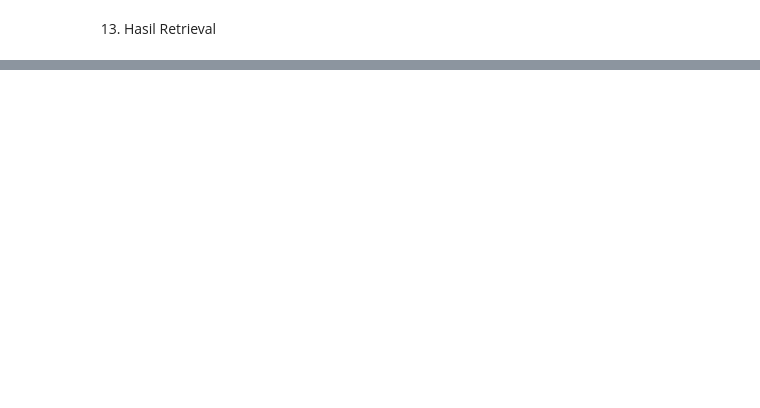
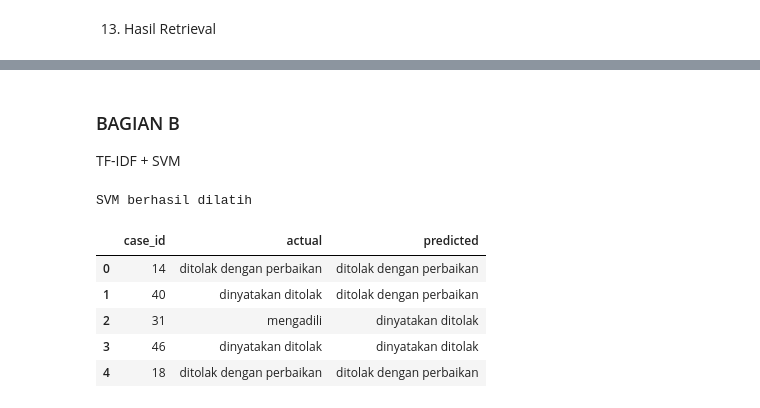
Before and after one commit to adhimmmm/CBR-Analisis-Putusan-MA-TPPO, a Jupyter notebook: notebooks/03_case_retrieval.ipynb, the cells around one changed output, grey strips where cells are left out. Saved outputs shown, nothing was run; the diff lists cells and outputs as text; code cells hidden in the pictures; blank space fills up the shorter version.

```diff
--- a/notebooks/03_case_retrieval.ipynb
+++ b/notebooks/03_case_retrieval.ipynb
@@ -508,0 +439,4 @@ queries.json berhasil dibuat
+# %% [markdown]
+### BAGIAN B
+
+TF-IDF + SVM
@@ -508,0 +450,58 @@ queries.json berhasil dibuat
+# %%
+# ============================================================
+# TRAIN SVM
+# ============================================================
+
+svm_model = LinearSVC(
+    random_state=42
+)
+
+svm_model.fit(
+
+    X_train,
+
+    train_df["amar_singkat"]
+
+)
+
+print(
+    "SVM berhasil dilatih"
+)
+# %% [output]
+SVM berhasil dilatih
+# %%
+# ============================================================
+# PREDIKSI SVM
+# ============================================================
+
+X_test = vectorizer.transform(
+
+    test_df["retrieval_text"]
+
+)
+
+svm_pred = svm_model.predict(
+    X_test
+)
+
+svm_result = pd.DataFrame({
+
+    "case_id":
+    test_df["case_id"].values,
+
+    "actual":
+    test_df["amar_singkat"].values,
+
+    "predicted":
+    svm_pred
+
+})
+
+svm_result.head()
+# %% [output]
+|  | case_id | actual | predicted |
+| 0 | 14 | ditolak dengan perbaikan | ditolak dengan perbaikan |
+| 1 | 40 | dinyatakan ditolak | ditolak dengan perbaikan |
+| 2 | 31 | mengadili | dinyatakan ditolak |
+| 3 | 46 | dinyatakan ditolak | dinyatakan ditolak |
+| 4 | 18 | ditolak dengan perbaikan | ditolak dengan perbaikan |
```
Also changed, not shown: parts of 22 cells of this notebook, 2 other files.
